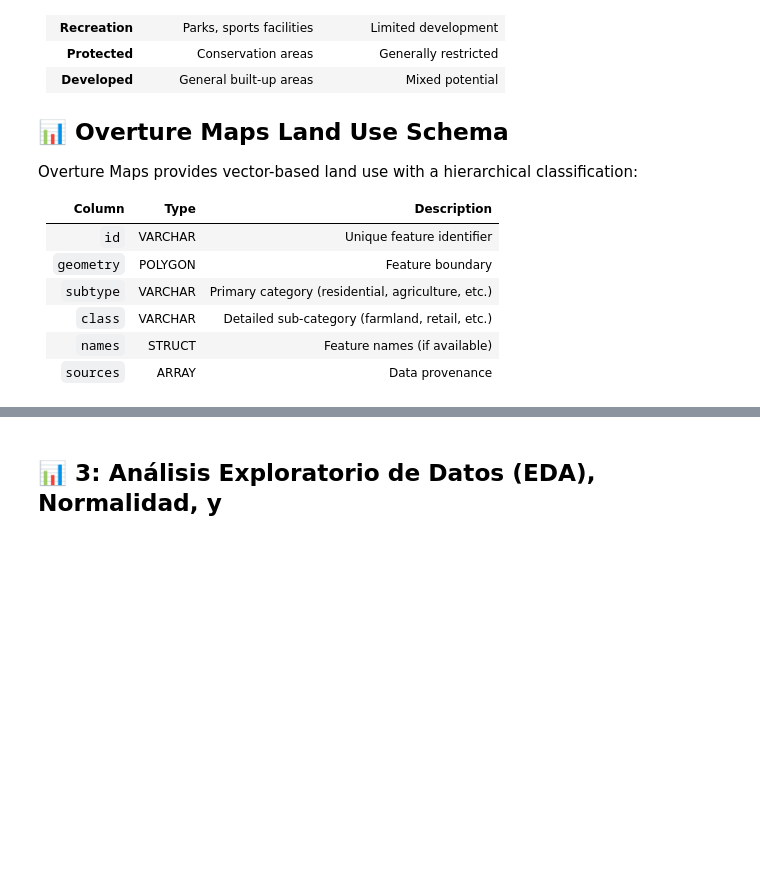
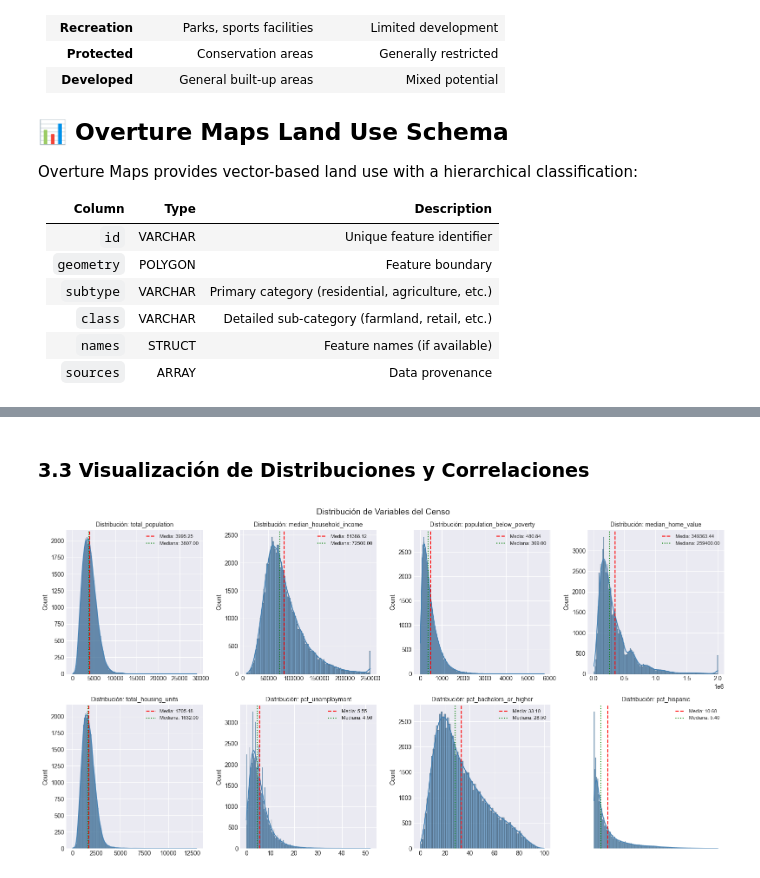
Before and after one commit to avega17/CCOM6994_PV_Solar_Project, a Jupyter notebook: solar_pv_census_data_analysis_E2E.ipynb, the cells around one changed output, grey strips where cells are left out. Saved outputs shown, nothing was run; the diff lists cells and outputs as text; code cells hidden in the pictures; blank space fills up the shorter version.

```diff
--- a/solar_pv_census_data_analysis_E2E.ipynb
+++ b/solar_pv_census_data_analysis_E2E.ipynb
@@ -490,0 +1139,22 @@ Overture Maps provides vector-based land use with a hierarchical classification:
+# %%
+# Handle missing values - drop rows with missing census data for analysis
+# Note: Census API returns -666666666 for missing/suppressed data
+CENSUS_MISSING_VALUE = -666666666
+
+analysis_vars = ['total_population', 'median_household_income', 'population_below_poverty',
+                 'median_home_value', 'total_housing_units', 'pct_unemployment', 'pct_bachelors_or_higher', 'pct_hispanic']
+
+print("📊 Valores faltantes en variables del Censo:")
+for var in analysis_vars:
+    missing_count = ((analysis_gdf[var].isna()) | (analysis_gdf[var] == CENSUS_MISSING_VALUE)).sum()
+    pct = missing_count / len(analysis_gdf) * 100
+    print(f"   {var}: {missing_count:,} ({pct:.2f}%)")
+
+# Replace census missing values with NaN
+for var in analysis_vars:
+    analysis_gdf.loc[analysis_gdf[var] == CENSUS_MISSING_VALUE, var] = np.nan
+
+# Create clean analysis dataset (drop rows with any missing values in analysis variables)
+analysis_clean = analysis_gdf.dropna(subset=analysis_vars).copy()
+print(f"\n✅ Dataset limpio para análisis: {len(analysis_clean):,} tracts")
+print(f"   Eliminados por datos faltantes: {len(analysis_gdf) - len(analysis_clean):,}")
@@ -491,2 +1174,27 @@ Overture Maps provides vector-based land use with a hierarchical classification:
 # %% [markdown]
-## 📊 3: Análisis Exploratorio de Datos (EDA), Normalidad, y
+### 3.3 Visualización de Distribuciones y Correlaciones
+# %%
+# Distribution plots for key variables
+fig, axes = plt.subplots(2, 4, figsize=(16, 8))
+axes = axes.flatten()
+
+for idx, var in enumerate(analysis_vars):
+    ax = axes[idx]
+    data = analysis_clean[var].dropna()
+
+    sns.histplot(data, kde=True, ax=ax, color='steelblue', alpha=0.7)
+    ax.set_title(f'Distribución: {var}', fontsize=10)
+    ax.set_xlabel('')
+
+    # Add mean and median lines
+    ax.axvline(data.mean(), color='red', linestyle='--', label=f'Media: {data.mean():.2f}')
+    ax.axvline(data.median(), color='green', linestyle=':', label=f'Mediana: {data.median():.2f}')
+    ax.legend(fontsize=8)
+
+# Remove empty subplot
+axes[-1].axis('off')
+plt.tight_layout()
+plt.suptitle('Distribución de Variables del Censo', y=1.02, fontsize=14)
+plt.show()
+# %% [output]
+[figure, added]
```
Also changed, not shown: parts of 43 cells of this notebook, 1 other file.
